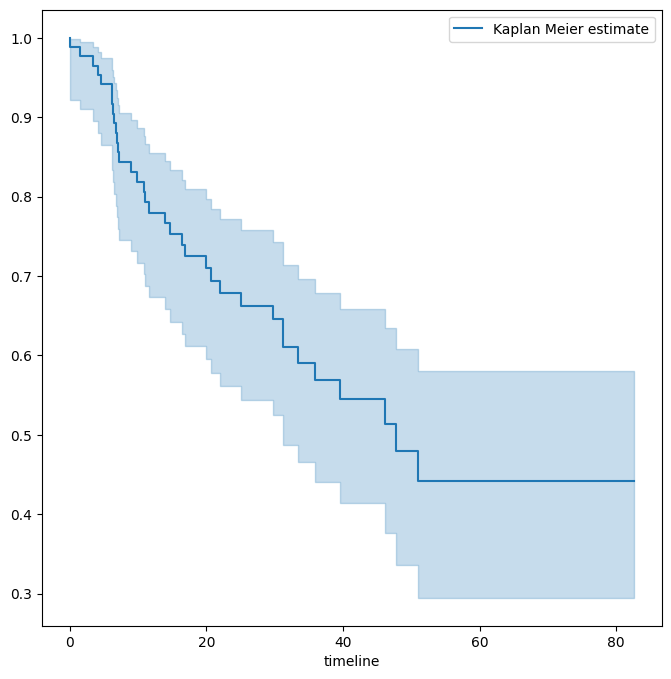
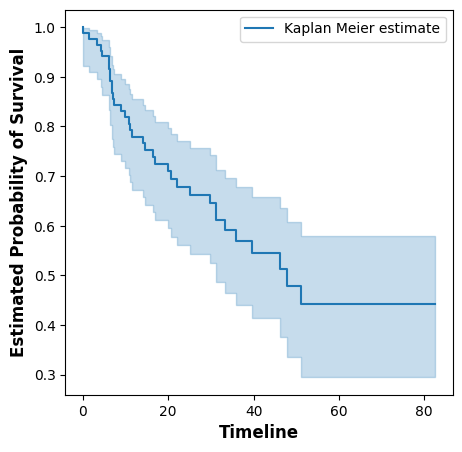
Code edit (unified diff) that turned the first committed figure into the second:
--- before
+++ after
@@ -1,5 +1,17 @@
+# Plots arguments
+title_args = {
+    'fontsize': 14,
+    'fontweight': 'bold'
+}
+label_args = {
+    'fontsize': 12,
+    'fontweight': 'bold'
+}
+
 # Kaplan-Meier survival curve
-fig, ax = subplots(figsize=(8,8))
+fig, ax = subplots(figsize=(5,5))
 km = KaplanMeierFitter()
 km_brain = km.fit(brain_cancer['time'], brain_cancer['status'])
-km_brain.plot(label='Kaplan Meier estimate', ax=ax);
+km_brain.plot(label='Kaplan Meier estimate', ax=ax)
+plt.ylabel('Estimated Probability of Survival', **label_args)
+plt.xlabel('Timeline', **label_args);

Commit: updating images